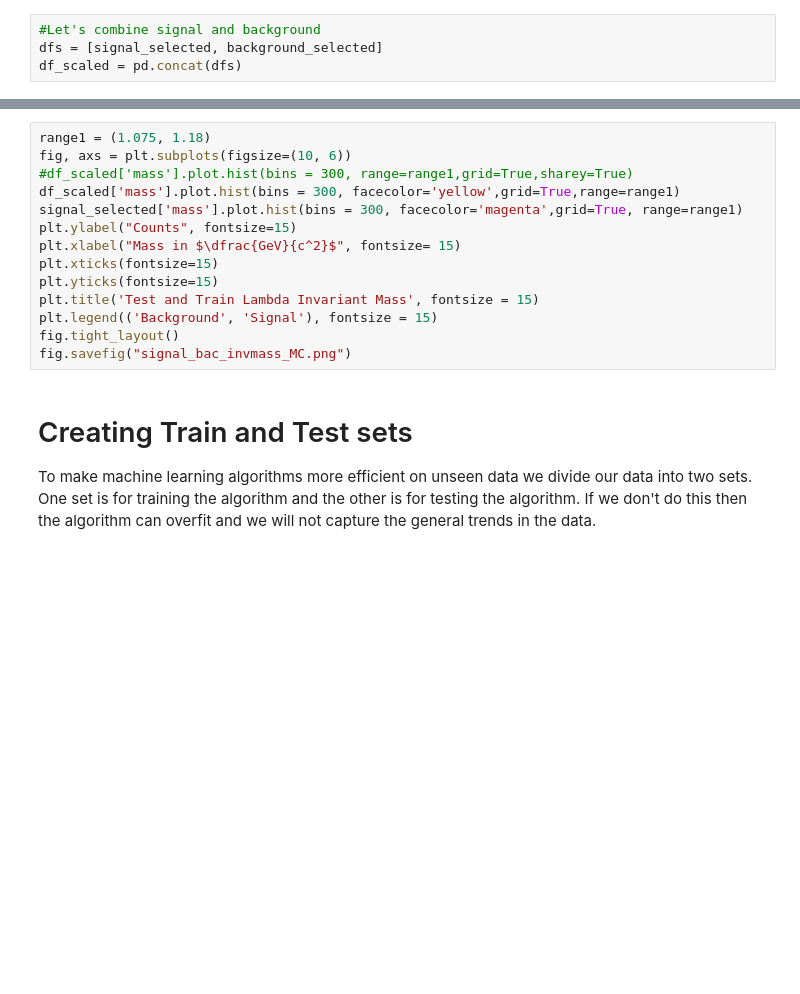
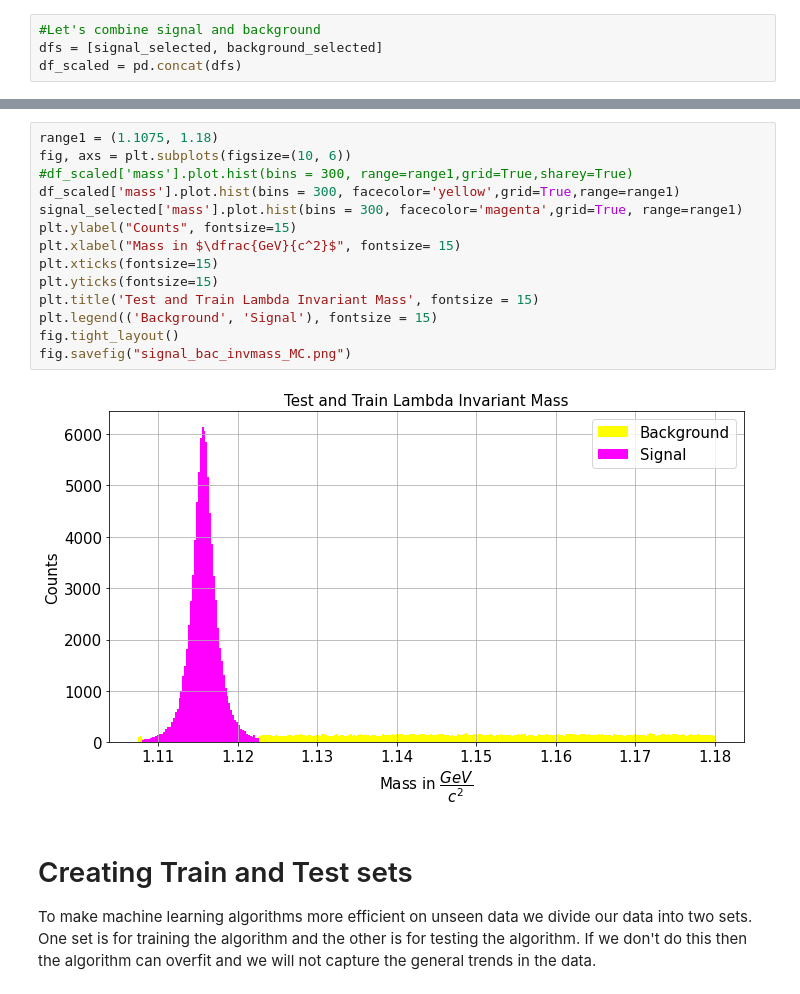
Before and after one commit to CBM-ML/XGB, a Jupyter notebook: The Alice Approach ML XGB variablilty check.ipynb, the cells around one changed output, grey strips where cells are left out. Cells and saved outputs as stored; diff of their text form; blank space fills up the shorter version.

```diff
--- a/The Alice Approach ML XGB variablilty check.ipynb
+++ b/The Alice Approach ML XGB variablilty check.ipynb
@@ -137,17 +164,19 @@ df_scaled.iloc[0:10,:]
 # %%
-range1 = (1.075, 1.18)
+range1 = (1.1075, 1.18)
 fig, axs = plt.subplots(figsize=(10, 6))
 #df_scaled['mass'].plot.hist(bins = 300, range=range1,grid=True,sharey=True)
 df_scaled['mass'].plot.hist(bins = 300, facecolor='yellow',grid=True,range=range1)
 signal_selected['mass'].plot.hist(bins = 300, facecolor='magenta',grid=True, range=range1)
 plt.ylabel("Counts", fontsize=15)
 plt.xlabel("Mass in $\dfrac{GeV}{c^2}$", fontsize= 15)
 plt.xticks(fontsize=15)
 plt.yticks(fontsize=15)
 plt.title('Test and Train Lambda Invariant Mass', fontsize = 15)
 plt.legend(('Background', 'Signal'), fontsize = 15)
 fig.tight_layout()
 fig.savefig("signal_bac_invmass_MC.png")
+# %% [output]
+[figure, added]
 # %% [markdown]
 # Creating Train and Test sets
 To make machine learning algorithms more efficient on unseen data we divide our data into two sets. One set is for training the algorithm and the other is for testing the algorithm. If we don't do this then the algorithm can overfit and we will not capture the general trends in the data.
```
Also changed, not shown: parts of 28 cells of this notebook.
